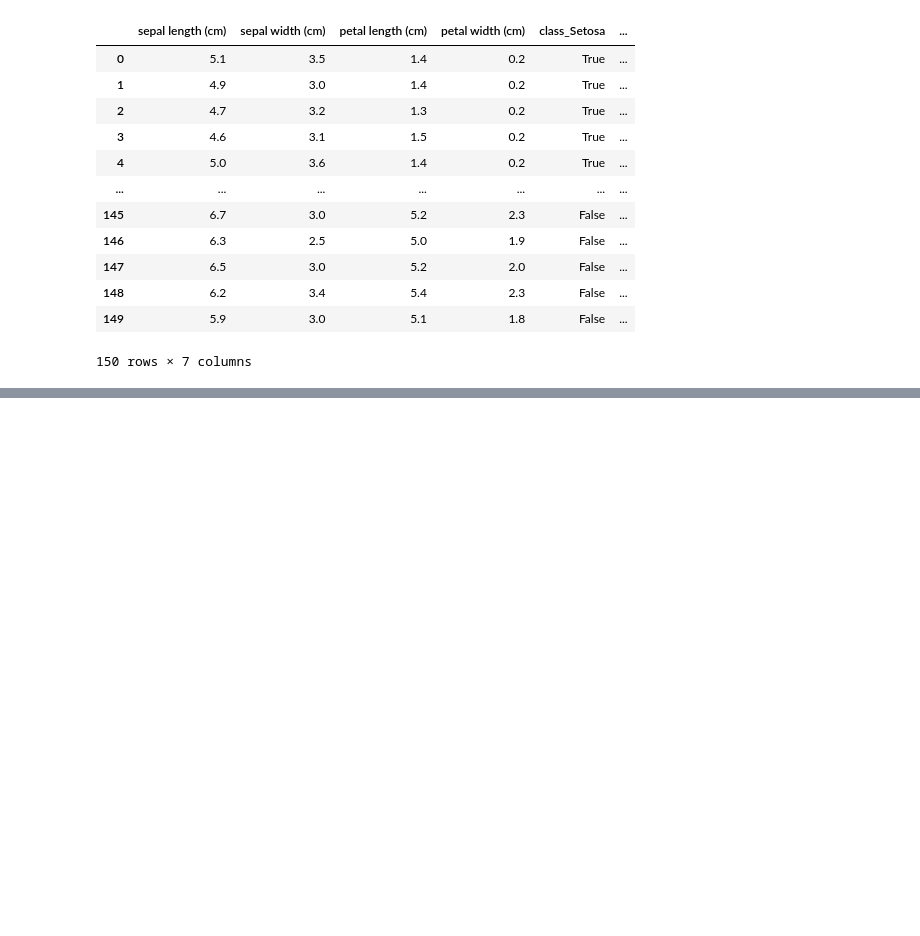
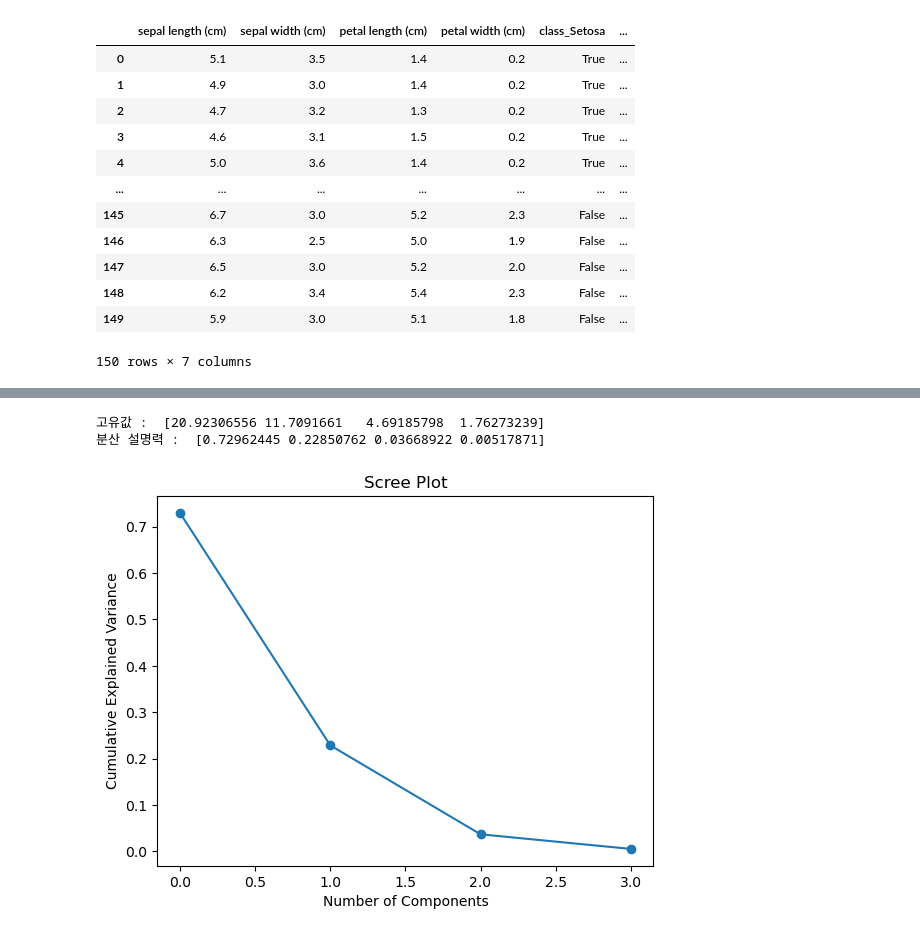
Before and after one commit to shbang-cmd/python_onebook, a Jupyter notebook: 파이썬한권으로끝내기_4장.ipynb, the cells around one changed output, grey strips where cells are left out. Drawn from its saved outputs; the diff is of its cells as text; code cells hidden in the pictures; blank space fills up the shorter version.

```diff
--- a/파이썬한권으로끝내기_4장.ipynb
+++ b/파이썬한권으로끝내기_4장.ipynb
@@ -160,0 +449,19 @@ X_train, X_test, y_train, y_test = train_test_split(arrays,
+# %%
+# 주성분분석(Principle Component Analysis)
+
+# 분석전에 이상치를 제거하고 스케일링 수행
+import pandas as pd
+from sklearn.datasets import load_iris
+
+iris = load_iris()
+iris = pd.DataFrame(iris.data, columns=iris.feature_names)
+iris['class'] = load_iris().target
+iris['class'] =  iris['class'].map({0:'Setosa', 1:'Versicolour', 2:'Virginica'})
+
+features = ['수치형 변수1', '수치형 변수2']
+x=iris.drop(columns='class')
+
+from sklearn.preprocessing import StandardScaler
+x = StandardScaler().fit_transform(x)
+
+pd.DataFrame(x).head()
@@ -160,0 +475,31 @@ X_train, X_test, y_train, y_test = train_test_split(arrays,
+# %%
+# 주성분 추출
+'''
+from sklearn.decomposition import PCA
+pca = PCA(n_components=int)  # n_components : 생성할 주성분의 개수
+pca_fit = pca.fit(x)
+
+print("고유값 : ", pca.singular_values_)
+print("분산 설명력 : ", pca.explained_variance_ratio_)
+'''
+
+from sklearn.decomposition import PCA
+pca = PCA(n_components = 4)
+pca_fit = pca.fit(x)
+
+print("고유값 : ", pca.singular_values_)
+print("분산 설명력 : ", pca.explained_variance_ratio_)
+# %% [output]
+고유값 :  [20.92306556 11.7091661   4.69185798  1.76273239]
+분산 설명력 :  [0.72962445 0.22850762 0.03668922 0.00517871]
+# %%
+# scree plot으로 사용할 주성분의 개수 정하기
+import matplotlib.pyplot as plt
+
+plt.title("Scree Plot")
+plt.xlabel("Number of Components")
+plt.ylabel('Cumulative Explained Variance')
+plt.plot(pca.explained_variance_ratio_, 'o-')
+plt.show()
+# %% [output]
+[figure, added]
```
Also changed, not shown: parts of 35 cells of this notebook.
